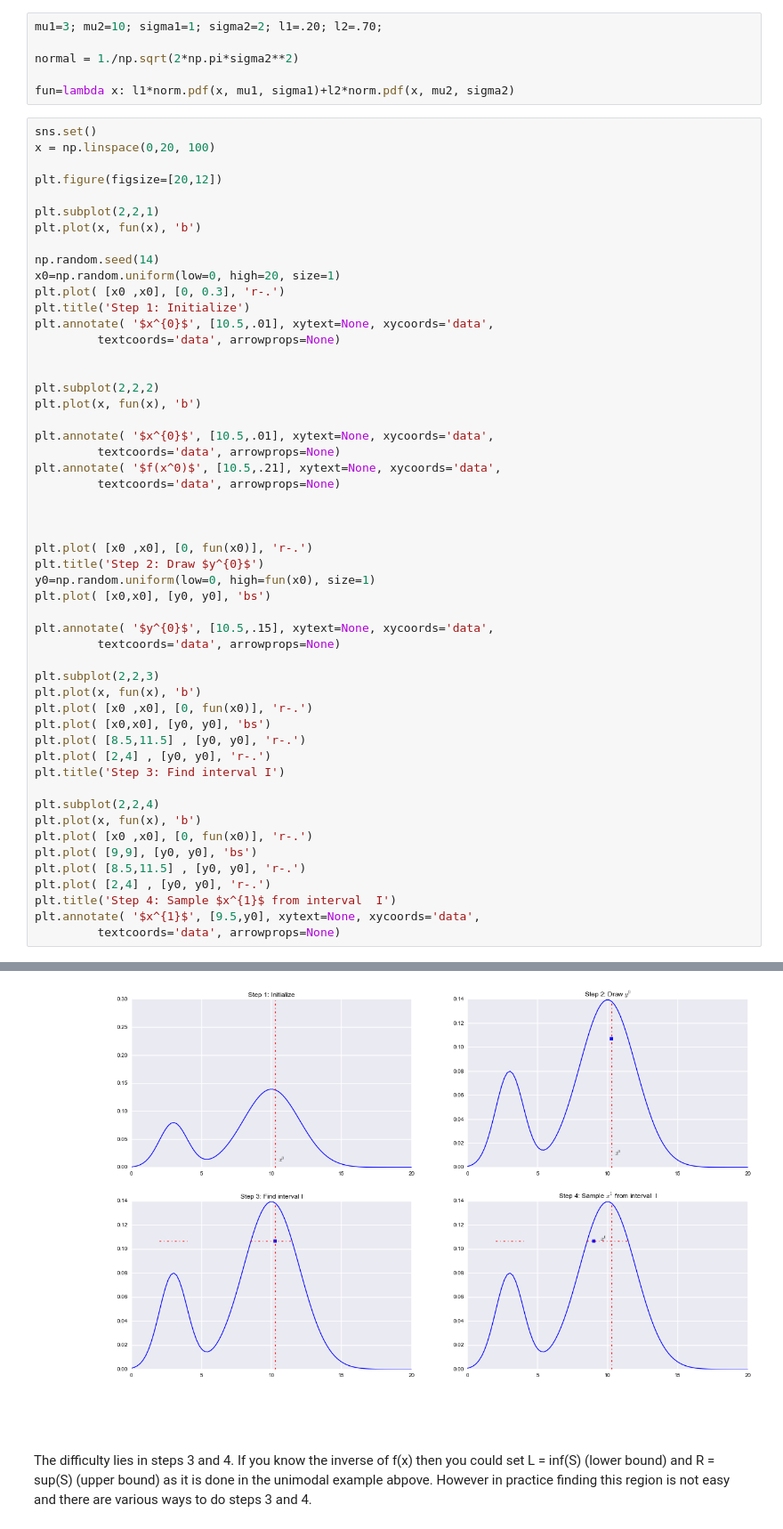
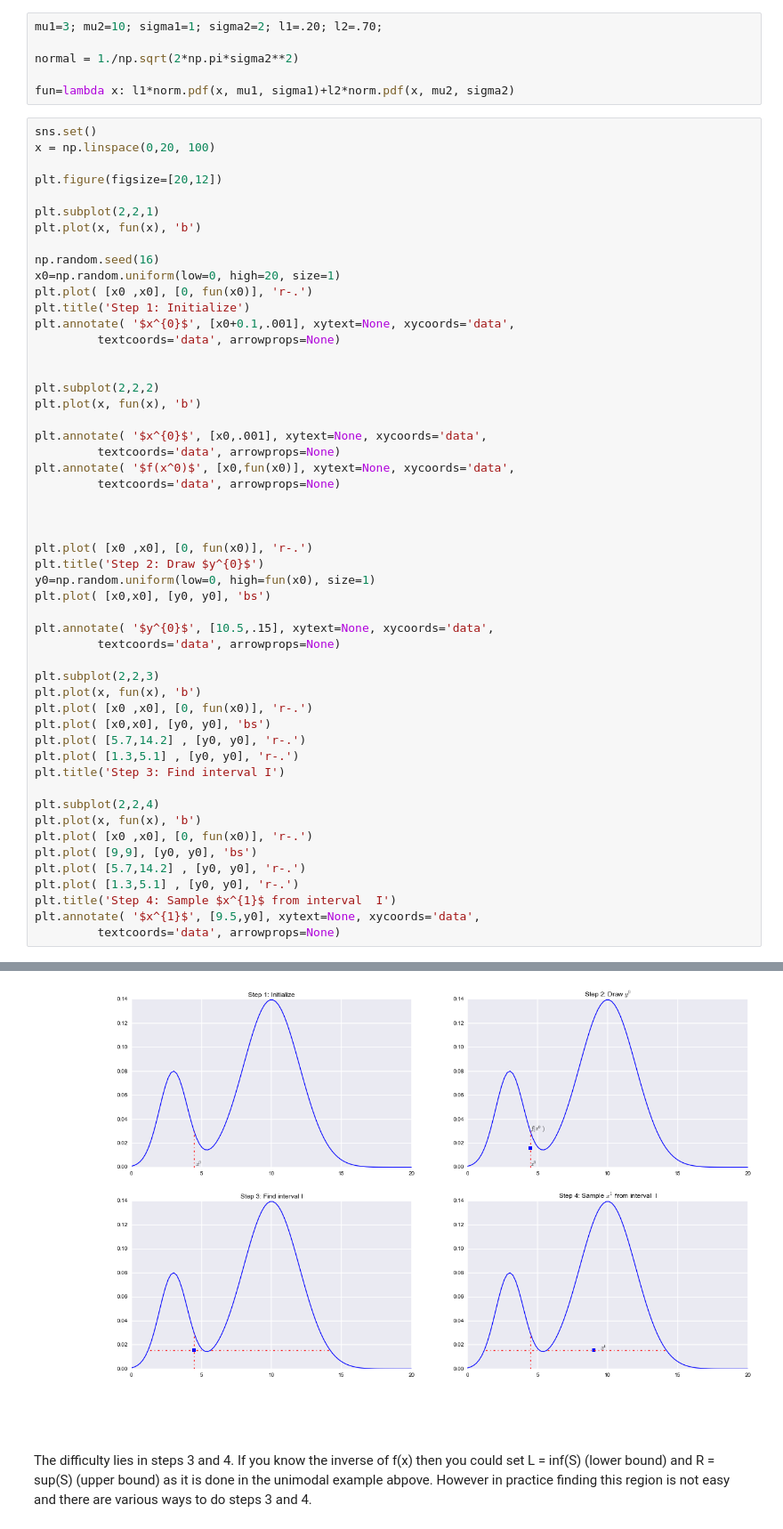
Before and after one commit to AM207/Site, a Jupyter notebook: am207/content/notebooks/Lecture11_SliceSampling.ipynb, the cells around one changed output, grey strips where cells are left out. Shown at 89% size. Cells and saved outputs as stored; diff of their text form.

```diff
--- a/am207/content/notebooks/Lecture11_SliceSampling.ipynb
+++ b/am207/content/notebooks/Lecture11_SliceSampling.ipynb
@@ -161,52 +161,52 @@ plt.figure(figsize=[20,12])
 plt.subplot(2,2,1)
 plt.plot(x, fun(x), 'b')
 
-np.random.seed(14)
+np.random.seed(16)
 x0=np.random.uniform(low=0, high=20, size=1)
-plt.plot( [x0 ,x0], [0, 0.3], 'r-.')
+plt.plot( [x0 ,x0], [0, fun(x0)], 'r-.')
 plt.title('Step 1: Initialize')
-plt.annotate( '$x^{0}$', [10.5,.01], xytext=None, xycoords='data',
+plt.annotate( '$x^{0}$', [x0+0.1,.001], xytext=None, xycoords='data',
          textcoords='data', arrowprops=None)
 
 
 plt.subplot(2,2,2)
 plt.plot(x, fun(x), 'b')
 
-plt.annotate( '$x^{0}$', [10.5,.01], xytext=None, xycoords='data',
+plt.annotate( '$x^{0}$', [x0,.001], xytext=None, xycoords='data',
          textcoords='data', arrowprops=None)
-plt.annotate( '$f(x^0)$', [10.5,.21], xytext=None, xycoords='data',
+plt.annotate( '$f(x^0)$', [x0,fun(x0)], xytext=None, xycoords='data',
          textcoords='data', arrowprops=None)
 
 
 
 plt.plot( [x0 ,x0], [0, fun(x0)], 'r-.')
 plt.title('Step 2: Draw $y^{0}$')
 y0=np.random.uniform(low=0, high=fun(x0), size=1)
 plt.plot( [x0,x0], [y0, y0], 'bs')
 
 plt.annotate( '$y^{0}$', [10.5,.15], xytext=None, xycoords='data',
          textcoords='data', arrowprops=None)
 
 plt.subplot(2,2,3)
 plt.plot(x, fun(x), 'b')
 plt.plot( [x0 ,x0], [0, fun(x0)], 'r-.')
 plt.plot( [x0,x0], [y0, y0], 'bs')
-plt.plot( [8.5,11.5] , [y0, y0], 'r-.')
-plt.plot( [2,4] , [y0, y0], 'r-.')
+plt.plot( [5.7,14.2] , [y0, y0], 'r-.')
+plt.plot( [1.3,5.1] , [y0, y0], 'r-.')
 plt.title('Step 3: Find interval I')
 
 plt.subplot(2,2,4)
 plt.plot(x, fun(x), 'b')
 plt.plot( [x0 ,x0], [0, fun(x0)], 'r-.')
 plt.plot( [9,9], [y0, y0], 'bs')
-plt.plot( [8.5,11.5] , [y0, y0], 'r-.')
-plt.plot( [2,4] , [y0, y0], 'r-.')
+plt.plot( [5.7,14.2] , [y0, y0], 'r-.')
+plt.plot( [1.3,5.1] , [y0, y0], 'r-.')
 plt.title('Step 4: Sample $x^{1}$ from interval  I')
 plt.annotate( '$x^{1}$', [9.5,y0], xytext=None, xycoords='data',
          textcoords='data', arrowprops=None)
 # %% [output]
 <matplotlib.text.Annotation at 0x...>
-[figure, old version]
+[figure, new version]
 # %% [markdown]
 The difficulty lies in steps 3 and 4.  If you know the inverse of f(x) then you could set  L = inf(S) (lower bound) and R = sup(S) (upper bound) as it is done in the unimodal example abpove. However in practice finding this region is not easy and there are various ways to do steps 3 and 4.
 # %% [markdown]
```
Also changed, not shown: parts of 3 cells of this notebook.
